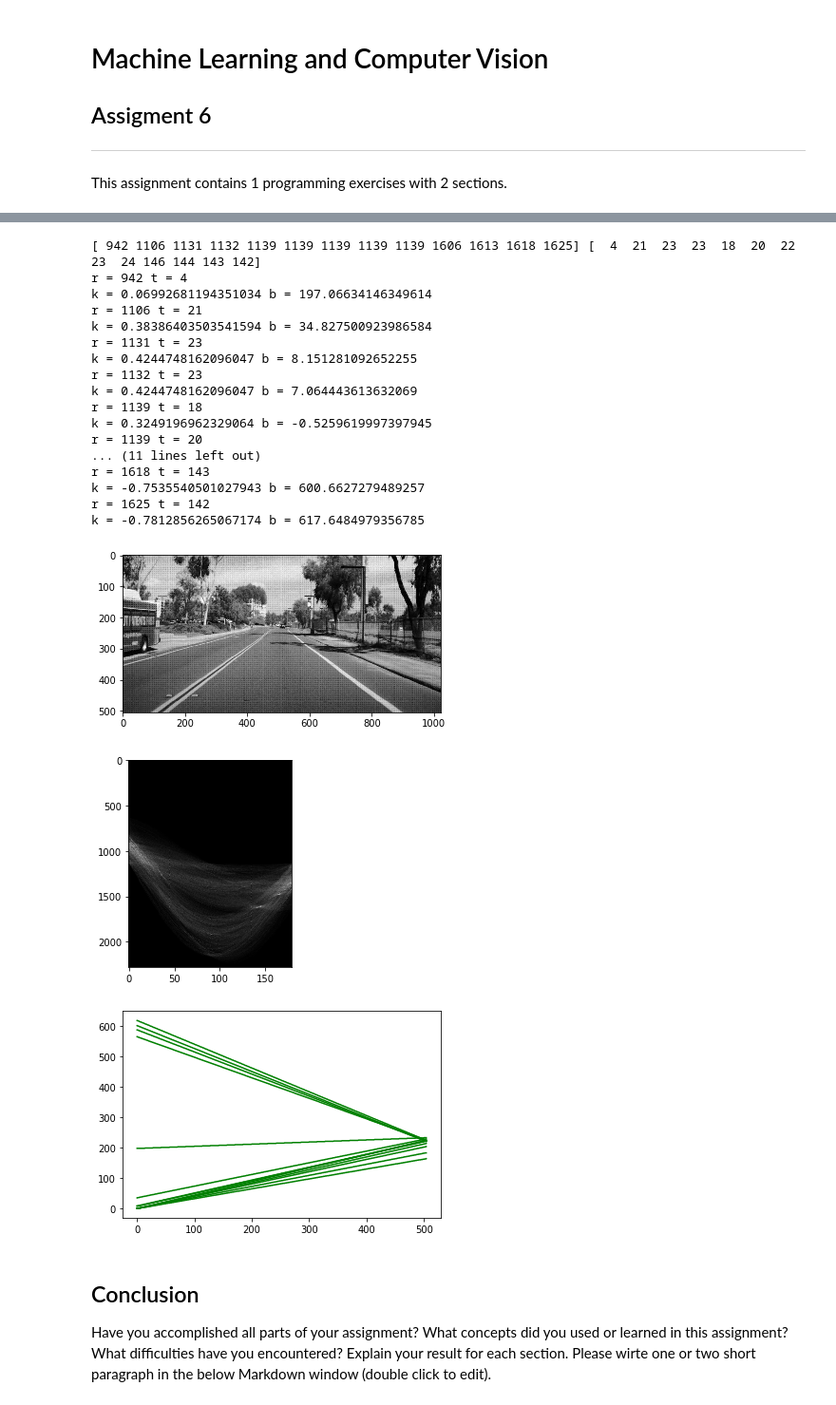
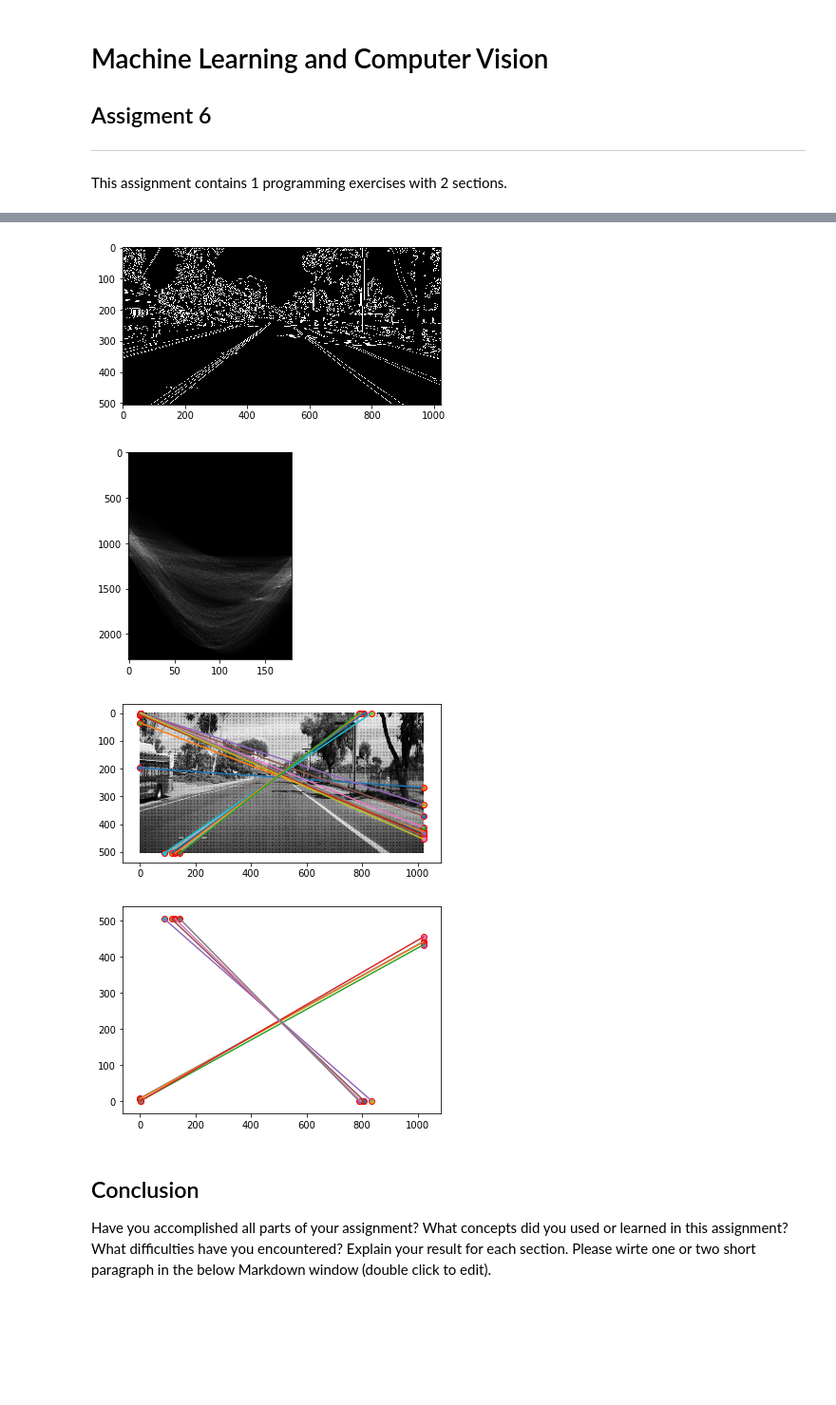
Before and after one commit to wxharry/Computer-vision, a Jupyter notebook: Semantic Segmentation with application in Computer Vision (Xiaohan)/assignment6/assignment6.ipynb, the cells around one changed output, grey strips where cells are left out. Shown: that part at 95% size. Drawn from its saved outputs; the diff is of its cells as text; code cells hidden in the pictures; blank space fills up the shorter version.

```diff
--- a/Semantic Segmentation with application in Computer Vision (Xiaohan)/assignment6/assignment6.ipynb
+++ b/Semantic Segmentation with application in Computer Vision (Xiaohan)/assignment6/assignment6.ipynb
@@ -141,55 +182,38 @@ k = -1.0000000000000002 b = 10.972346604618842
 # %%
 import cv2
 import numpy as np
 import matplotlib.pyplot as plt
 from imageio import imread
 
 # load "lane.png"
 im = imread("lane.png")
 grayimg = cv2.cvtColor(im, cv2.COLOR_BGR2GRAY)
 
 gaus = cv2.GaussianBlur(grayimg,(3,3),0)
 imCanny = cv2.Canny(gaus, 50, 150, apertureSize=3)
 imCanny[np.where(imCanny > 0)] = 1
 
 hough, rhos, thetas = Hough_transform(imCanny)
 
 th = 0.75 * np.max(hough)
 
-plt.imshow(im, cmap='gray')
+# plt.imshow(im, cmap='gray')
 # plt.figure()
-# plt.imshow(imCanny, cmap='gray')
+plt.imshow(imCanny, cmap='gray')
 plt.figure()
 plt.imshow(hough, cmap='gray', aspect=0.1)
 plt.figure()
-plot_detected_line(imCanny, hough, rhos, thetas ,th)
-# plt.xticks(range(grayimg.shape[0]))
-# plt.yticks(range(grayimg.shape[1]))
-# plt.imshow(line, cmap='gray')
-# plt.figure()
-# plt.imshow(imAddLine, cmap='gray')
+plt.imshow(im, cmap='gray')
+plot_detected_line(im, hough, rhos, thetas ,th)
+plt.figure()
+# plt.imshow(im, cmap='gray')
+plot_detected_line(im, hough[:, 23:], rhos, thetas[23:] ,th)
 plt.show()
 # %% [output]
-[ 942 1106 1131 1132 1139 1139 1139 1139 1139 1606 1613 1618 1625] [  4  21  23  23  18  20  22  23  24 146 144 143 142]
-r = 942 t = 4
-k = 0.06992681194351034 b = 197.06634146349614
-r = 1106 t = 21
-k = 0.38386403503541594 b = 34.827500923986584
-r = 1131 t = 23
-k = 0.4244748162096047 b = 8.151281092652255
-r = 1132 t = 23
-k = 0.4244748162096047 b = 7.064443613632069
-r = 1139 t = 18
-k = 0.3249196962329064 b = -0.5259619997397945
-r = 1139 t = 20
-... (11 lines left out)
-r = 1618 t = 143
-k = -0.7535540501027943 b = 600.6627279489257
-r = 1625 t = 142
-k = -0.7812856265067174 b = 617.6484979356785
-[figure, old version]
+[figure, new version]
 [figure]
-[figure, old version]
+[figure, new version]
+[figure, added]
 # %% [markdown]
 ## Conclusion
 
```
Also changed, not shown: parts of 2 cells of this notebook, 1 other file.
